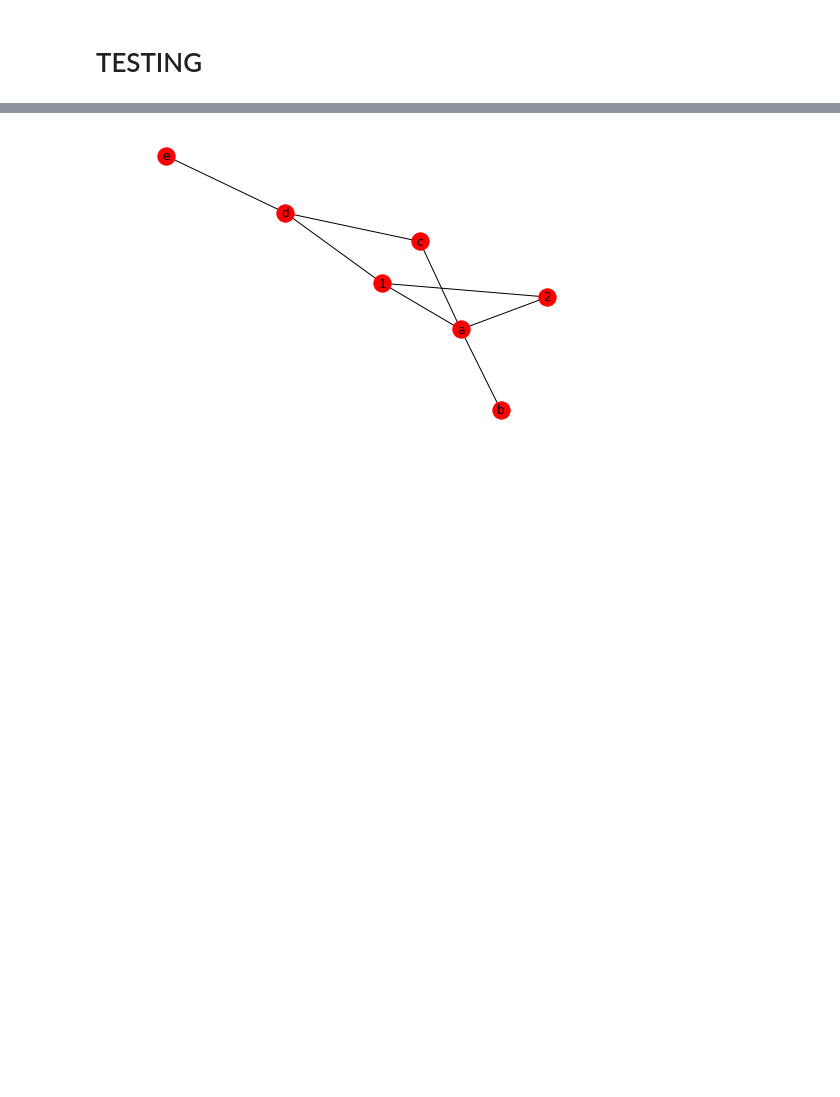
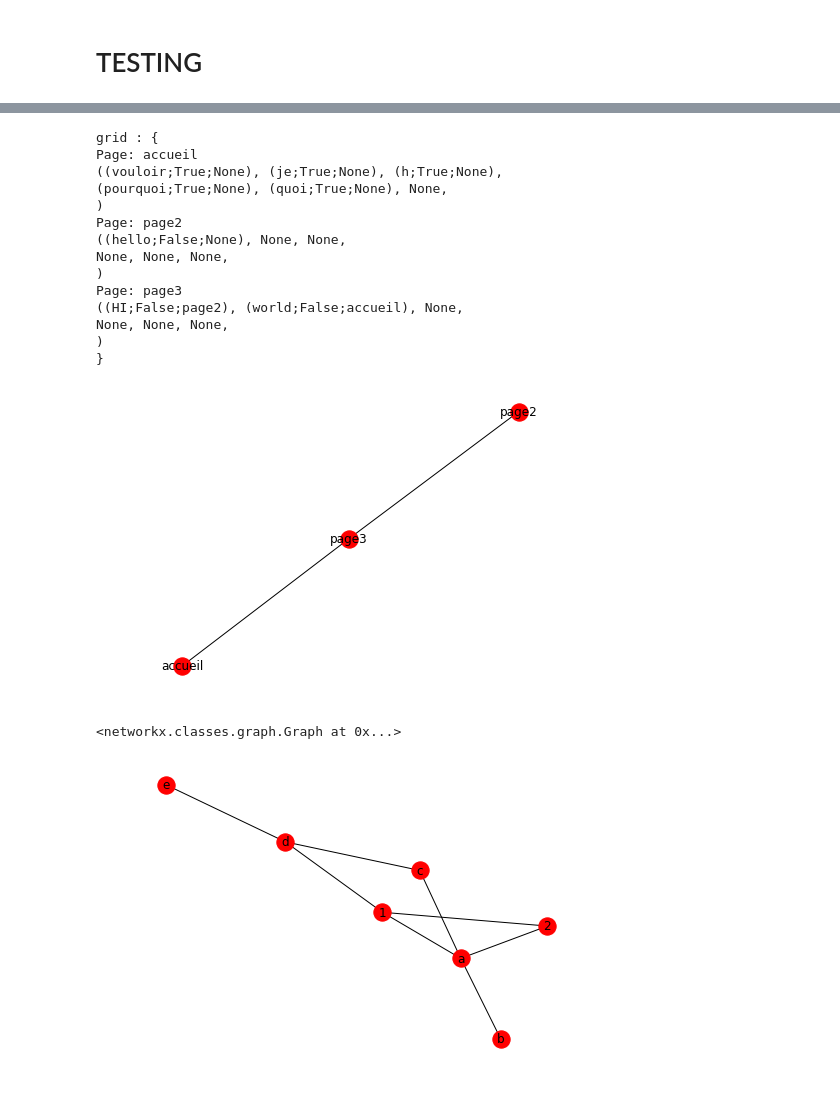
Before and after one commit to CarlosVargasF/grid_generation, a Jupyter notebook: gen_init.ipynb, the cells around one changed output, grey strips where cells are left out. Drawn from its saved outputs; the diff is of its cells as text; code cells hidden in the pictures; blank space fills up the shorter version.

Commit message:
graph plot v1.0

```diff
--- a/gen_init.ipynb
+++ b/gen_init.ipynb
@@ -75,6 +79,10 @@ class Page():
     def get_slot(self, num_row, num_col):
 
       return self.__slots[num_row][num_col]
+
+    def get_slot_list(self):
+
+      return self.__slots
 
     #Return true if the slot at position (num_row, num_col) is free, false otherwise
     def is_free(self, num_row, num_col):
@@ -265,3 +276,31 @@ Successfully installed cycler-0.10.0 kiwisolver-1.3.1 matplotlib-3.4.1 numpy-1.2
+# %%
+c_v = [["je", 0, 1], ["vouloir", 0, 0], ["quoi", 1, 1], ["pourquoi", 1, 0], ["h", 0, 2]]
+g = Grid(2,3, c_v)
+np2 = g.add_new_page('page2')
+np2.add_word('hello')
+# print(g)
+np3 = g.add_new_page('page3')
+np3.add_word('HI', False, np2)
+np3.add_word('world', False, g.get_page('accueil'))
+print(g)
+g.to_graph()
+# %% [output]
+grid : {
+Page: accueil
+((vouloir;True;None), (je;True;None), (h;True;None),
+(pourquoi;True;None), (quoi;True;None), None,
+)
+Page: page2
+((hello;False;None), None, None,
+None, None, None,
+)
+Page: page3
+((HI;False;page2), (world;False;accueil), None,
+None, None, None,
+)
+}
+[figure, added]
+<networkx.classes.graph.Graph at 0x...>
 # %%
 import networkx as nx
 import matplotlib.pyplot as plt
```
Also changed, not shown: parts of 4 cells of this notebook.
